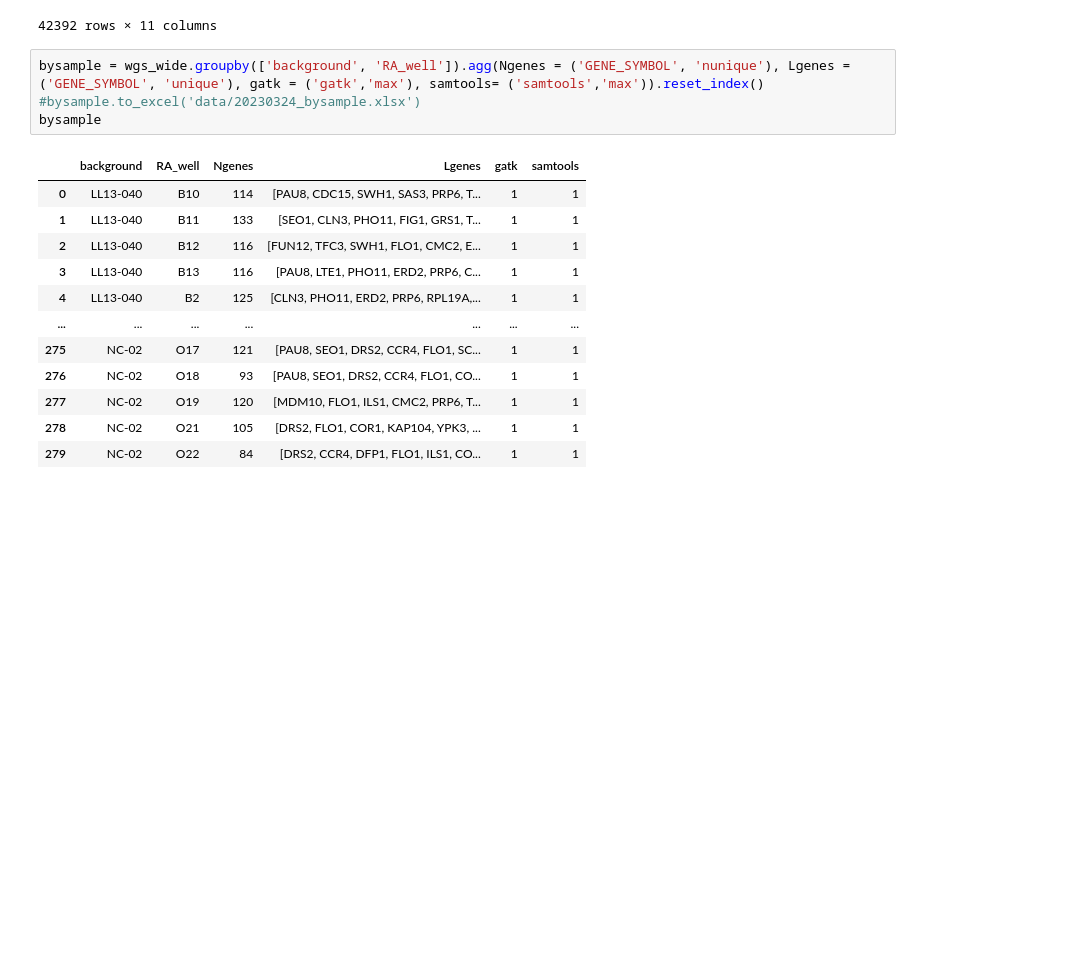
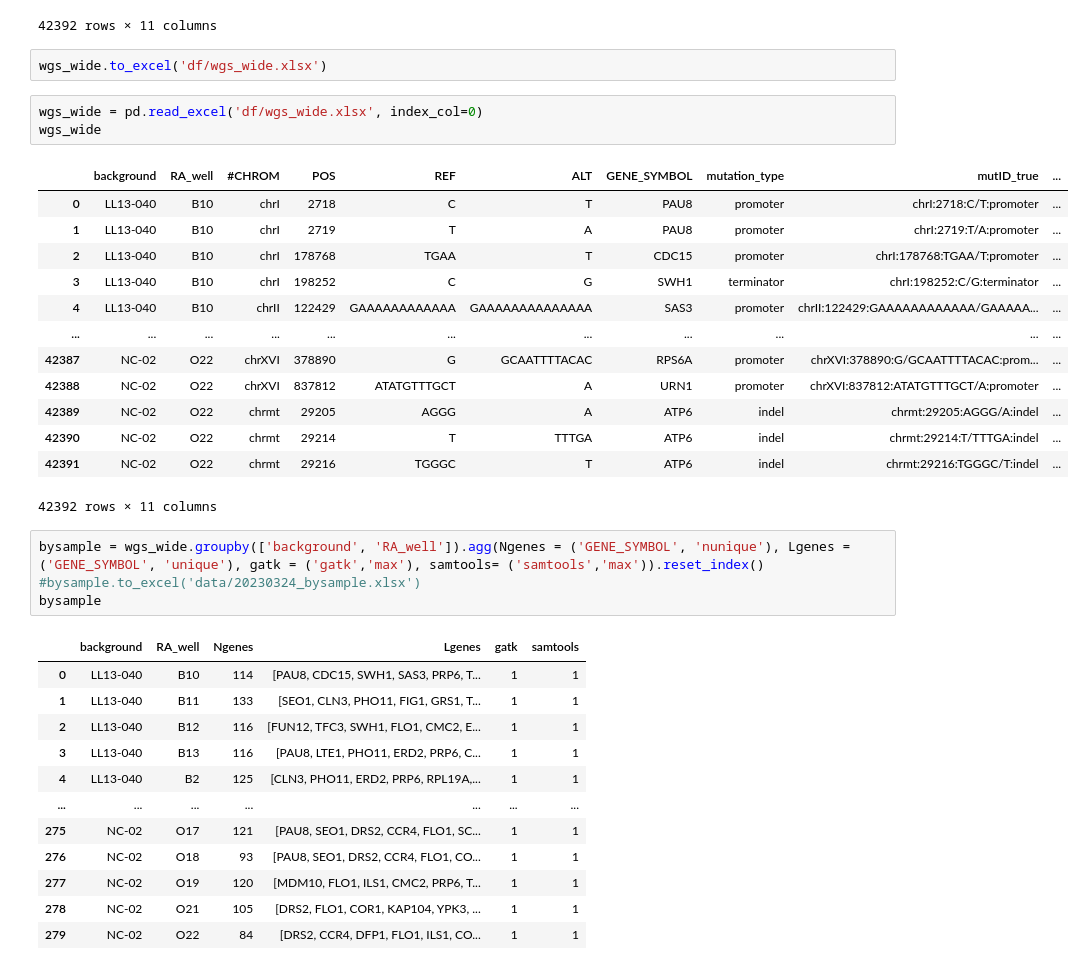
Before and after one commit to Landrylab/Durand_et_al_2023, a Jupyter notebook: FUR1_variants_v2.ipynb, the cells around one changed output. Drawn from its saved outputs; the diff is of its cells as text; blank space fills up the shorter version.

```diff
--- a/FUR1_variants_v2.ipynb
+++ b/FUR1_variants_v2.ipynb
@@ -269,6 +289,25 @@ wgs_wide
 | 42390 | NC-02 | O22 | chrmt | 29214 | T | TTTGA | ATP6 | indel | chrmt:29214:T/TTTGA:indel | ... |
 | 42391 | NC-02 | O22 | chrmt | 29216 | TGGGC | T | ATP6 | indel | chrmt:29216:TGGGC/T:indel | ... |
 42392 rows × 11 columns
+# %%
+wgs_wide.to_excel('df/wgs_wide.xlsx')
+# %%
+wgs_wide = pd.read_excel('df/wgs_wide.xlsx', index_col=0)
+wgs_wide
+# %% [output]
+|  | background | RA_well | #CHROM | POS | REF | ALT | GENE_SYMBOL | mutation_type | mutID_true | ... |
+| 0 | LL13-040 | B10 | chrI | 2718 | C | T | PAU8 | promoter | chrI:2718:C/T:promoter | ... |
+| 1 | LL13-040 | B10 | chrI | 2719 | T | A | PAU8 | promoter | chrI:2719:T/A:promoter | ... |
+| 2 | LL13-040 | B10 | chrI | 178768 | TGAA | T | CDC15 | promoter | chrI:178768:TGAA/T:promoter | ... |
+| 3 | LL13-040 | B10 | chrI | 198252 | C | G | SWH1 | terminator | chrI:198252:C/G:terminator | ... |
+| 4 | LL13-040 | B10 | chrII | 122429 | GAAAAAAAAAAAA | GAAAAAAAAAAAAAA | SAS3 | promoter | chrII:122429:GAAAAAAAAAAAA/GAAAAA... | ... |
+| ... | ... | ... | ... | ... | ... | ... | ... | ... | ... | ... |
+| 42387 | NC-02 | O22 | chrXVI | 378890 | G | GCAATTTTACAC | RPS6A | promoter | chrXVI:378890:G/GCAATTTTACAC:prom... | ... |
+| 42388 | NC-02 | O22 | chrXVI | 837812 | ATATGTTTGCT | A | URN1 | promoter | chrXVI:837812:ATATGTTTGCT/A:promoter | ... |
+| 42389 | NC-02 | O22 | chrmt | 29205 | AGGG | A | ATP6 | indel | chrmt:29205:AGGG/A:indel | ... |
+| 42390 | NC-02 | O22 | chrmt | 29214 | T | TTTGA | ATP6 | indel | chrmt:29214:T/TTTGA:indel | ... |
+| 42391 | NC-02 | O22 | chrmt | 29216 | TGGGC | T | ATP6 | indel | chrmt:29216:TGGGC/T:indel | ... |
+42392 rows × 11 columns
 # %%
 bysample = wgs_wide.groupby(['background', 'RA_well']).agg(Ngenes = ('GENE_SYMBOL', 'nunique'), Lgenes = ('GENE_SYMBOL', 'unique'), gatk = ('gatk','max'), samtools= ('samtools','max')).reset_index()
 #bysample.to_excel('data/20230324_bysample.xlsx')
```
Also changed, not shown: parts of 41 cells of this notebook, 39 other files.
